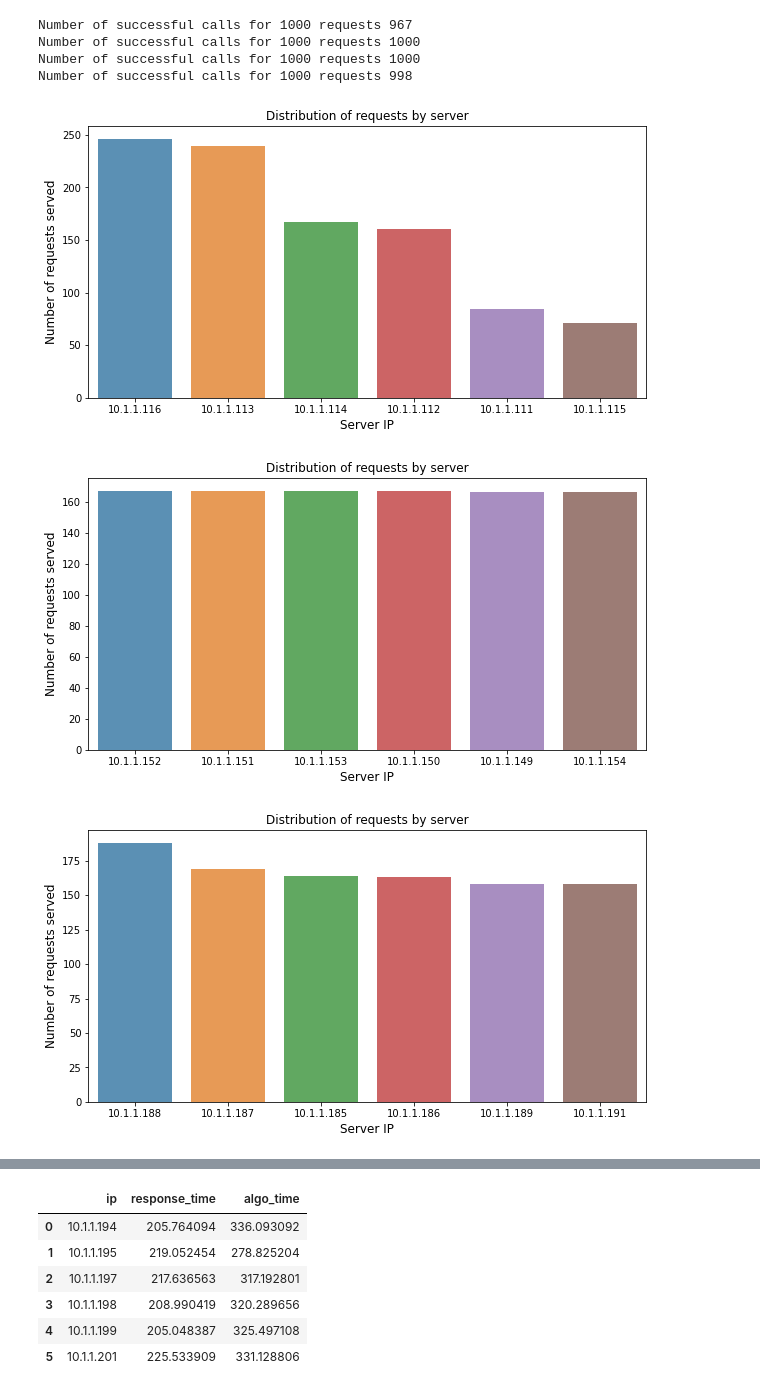
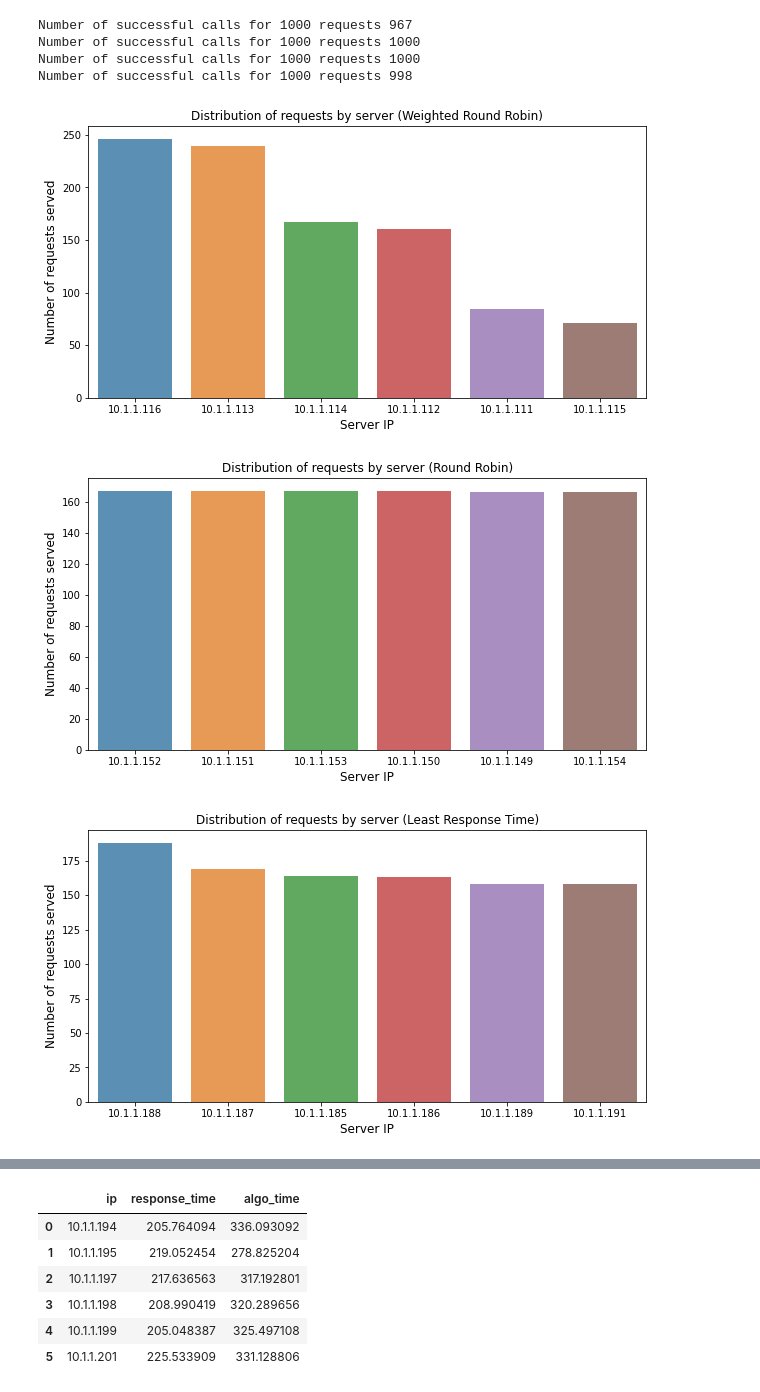
Before and after one commit to nirajmg/networkLB, a Jupyter notebook: nlb.ipynb, the cells around one changed output, grey strips where cells are left out. Drawn from its saved outputs; the diff is of its cells as text; code cells hidden in the pictures.

```diff
--- a/nlb.ipynb
+++ b/nlb.ipynb
@@ -13,8 +13,13 @@ wrr = pd.read_csv('wrr.csv',names=['ip', 'response_time', 'algo_time'])
 rr = pd.read_csv('rr.csv',names=['ip', 'response_time', 'algo_time'])
 lrt = pd.read_csv('lrt.csv',names=['ip', 'response_time', 'algo_time'])
 iph = pd.read_csv('iph.csv',names=['ip', 'response_time', 'algo_time'])
+wrr8 = pd.read_csv('wrr8.csv',names=['ip', 'response_time', 'algo_time'])
+wrr8_3k = pd.read_csv('wrr8-3000.csv',names=['ip', 'response_time', 'algo_time'])
+wrr8_5k = pd.read_csv('wrr8-5k.csv',names=['ip', 'response_time', 'algo_time'])
+
+algo_names = ["Weighted Round Robin","Round Robin","Least Response Time","IP Hash"]
 # %%
-for df in [wrr,rr,lrt,iph]:
+for df in [wrr,rr,lrt,iph,wrr8,wrr8_3k,wrr8_5k]:
   df['response_time'] = df['response_time'].apply(lambda x: float(x[:-2]))
   df['algo_time'] = df['algo_time'].apply(lambda x: float(x[:-2]))
 # %%
@@ -26,15 +31,15 @@ Number of successful calls for 1000 requests 1000
 Number of successful calls for 1000 requests 1000
 Number of successful calls for 1000 requests 998
 # %%
-for df in [wrr,rr,lrt,iph]:
+for i,df in enumerate([wrr,rr,lrt,iph]):
   ip_count  = df['ip'].value_counts()
   plt.figure(figsize=(10,5))
   sns.barplot(ip_count.index, ip_count.values, alpha=0.8)
-  plt.title('Distribution of requests by server')
+  plt.title('Distribution of requests by server ({})'.format(algo_names[i]))
   plt.ylabel('Number of requests served', fontsize=12)
   plt.xlabel('Server IP', fontsize=12)
   plt.show()
 # %% [output]
-[figure, old version]
+[figure, new version]
-[figure, old version]
+[figure, new version]
-[figure, old version]
+[figure, new version]
```
Also changed, not shown: parts of 9 cells of this notebook.
